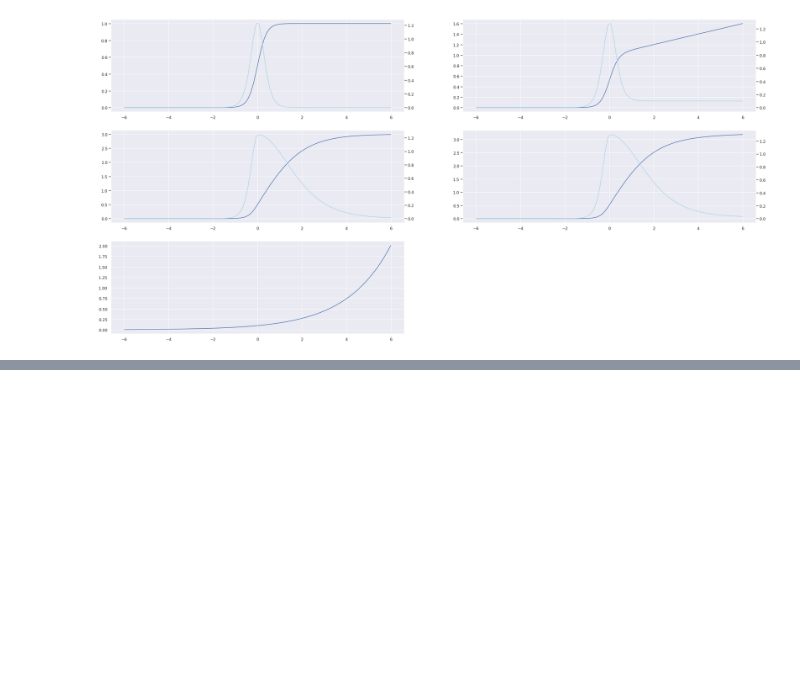
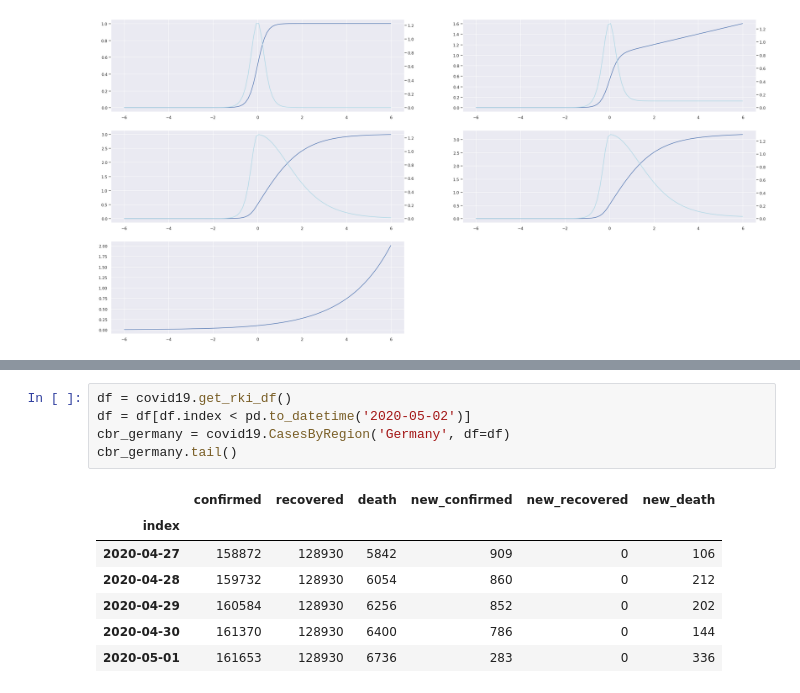
Before and after one commit to cs224/covid-19-data-analysis, a Jupyter notebook: 2020-05-meetup/010-infection-dynamics-curve-fitting.ipynb, the cells around one changed output, grey strips where cells are left out. Saved outputs shown, nothing was run; the diff lists cells and outputs as text; blank space fills up the shorter version.

```diff
--- a/2020-05-meetup/010-infection-dynamics-curve-fitting.ipynb
+++ b/2020-05-meetup/010-infection-dynamics-curve-fitting.ipynb
@@ -68,0 +95,13 @@ ax.plot(x, covid19.fitExp(x, 0.1, 0.5))
+# %%
+df = covid19.get_rki_df()
+df = df[df.index < pd.to_datetime('2020-05-02')]
+cbr_germany = covid19.CasesByRegion('Germany', df=df)
+cbr_germany.tail()
+# %% [output]
+|  | confirmed | recovered | death | new_confirmed | new_recovered | new_death |
+| index |  |  |  |  |  |  |
+| 2020-04-27 | 158872 | 128930 | 5842 | 909 | 0 | 106 |
+| 2020-04-28 | 159732 | 128930 | 6054 | 860 | 0 | 212 |
+| 2020-04-29 | 160584 | 128930 | 6256 | 852 | 0 | 202 |
+| 2020-04-30 | 161370 | 128930 | 6400 | 786 | 0 | 144 |
+| 2020-05-01 | 161653 | 128930 | 6736 | 283 | 0 | 336 |
```
Also changed, not shown: parts of 8 cells of this notebook.
